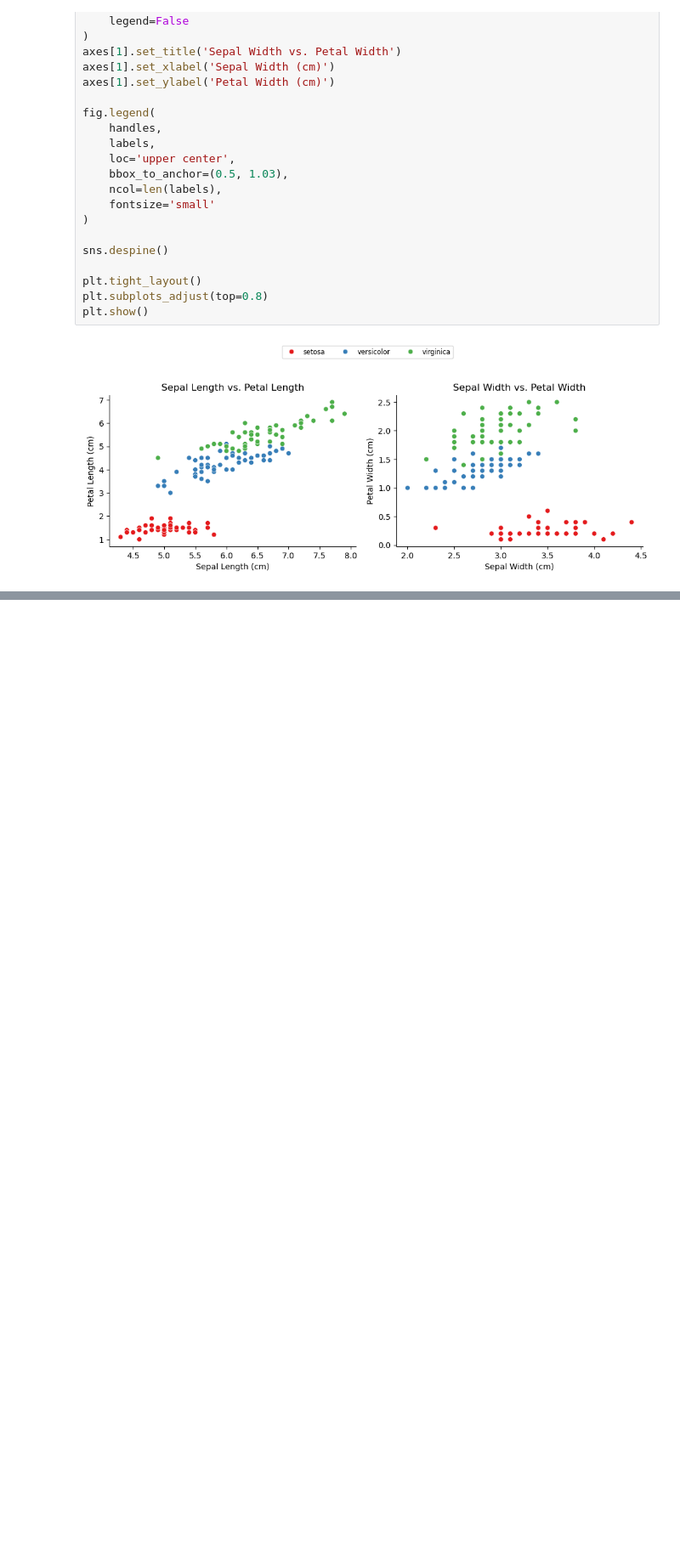
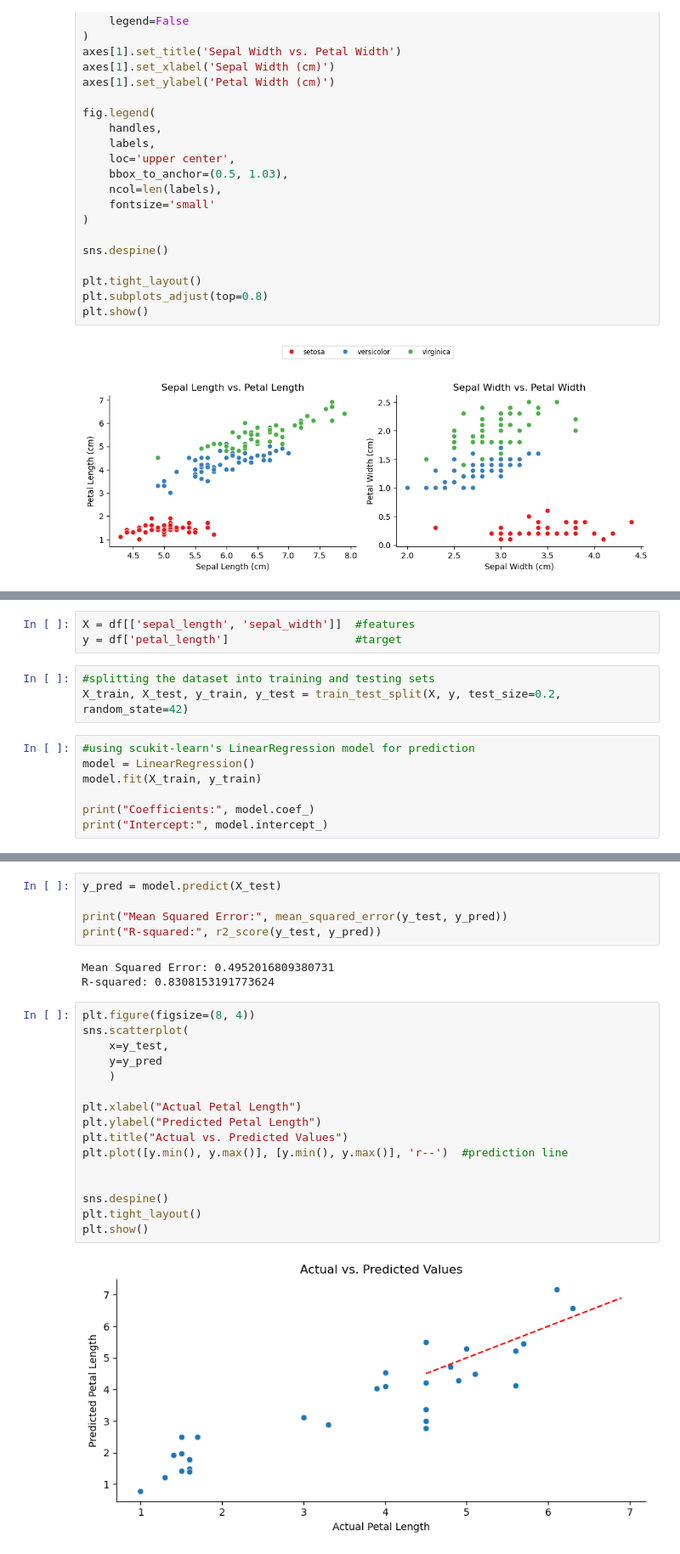
Before and after one commit to modyreturn/Codveda_Iris_Analysis, a Jupyter notebook: Iris_Codveda.ipynb, the cells around one changed output, grey strips where cells are left out. Shown at 85% size. Cells and saved outputs as stored; diff of their text form; blank space fills up the shorter version.

```diff
--- a/Iris_Codveda.ipynb
+++ b/Iris_Codveda.ipynb
@@ -322,0 +332,13 @@ plt.show()
+# %%
+X = df[['sepal_length', 'sepal_width']]  #features
+y = df['petal_length']                   #target
+# %%
+#splitting the dataset into training and testing sets
+X_train, X_test, y_train, y_test = train_test_split(X, y, test_size=0.2, random_state=42)
+# %%
+#using scukit-learn's LinearRegression model for prediction
+model = LinearRegression()
+model.fit(X_train, y_train)
+
+print("Coefficients:", model.coef_)
+print("Intercept:", model.intercept_)
@@ -322,0 +375,26 @@ plt.show()
+# %%
+y_pred = model.predict(X_test)
+
+print("Mean Squared Error:", mean_squared_error(y_test, y_pred))
+print("R-squared:", r2_score(y_test, y_pred))
+# %% [output]
+Mean Squared Error: 0.4952016809380731
+R-squared: 0.8308153191773624
+# %%
+plt.figure(figsize=(8, 4))
+sns.scatterplot(
+    x=y_test,
+    y=y_pred
+    )
+
+plt.xlabel("Actual Petal Length")
+plt.ylabel("Predicted Petal Length")
+plt.title("Actual vs. Predicted Values")
+plt.plot([y.min(), y.max()], [y.min(), y.max()], 'r--')  #prediction line
+
+
+sns.despine()
+plt.tight_layout()
+plt.show()
+# %% [output]
+[figure, added]
```
Also changed, not shown: parts of 7 cells of this notebook, 1 other file.
